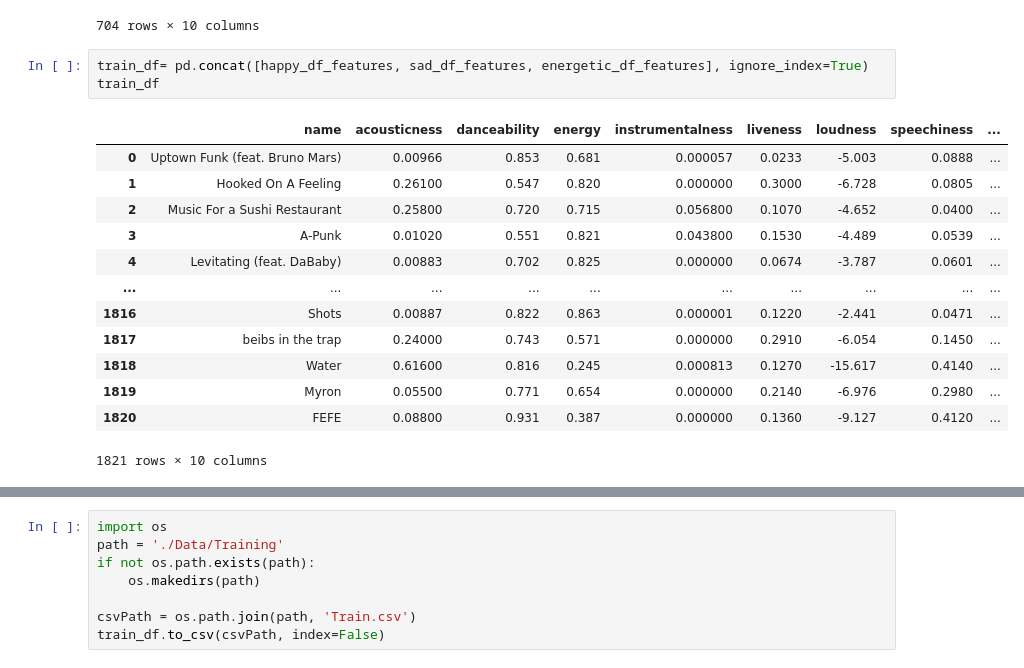
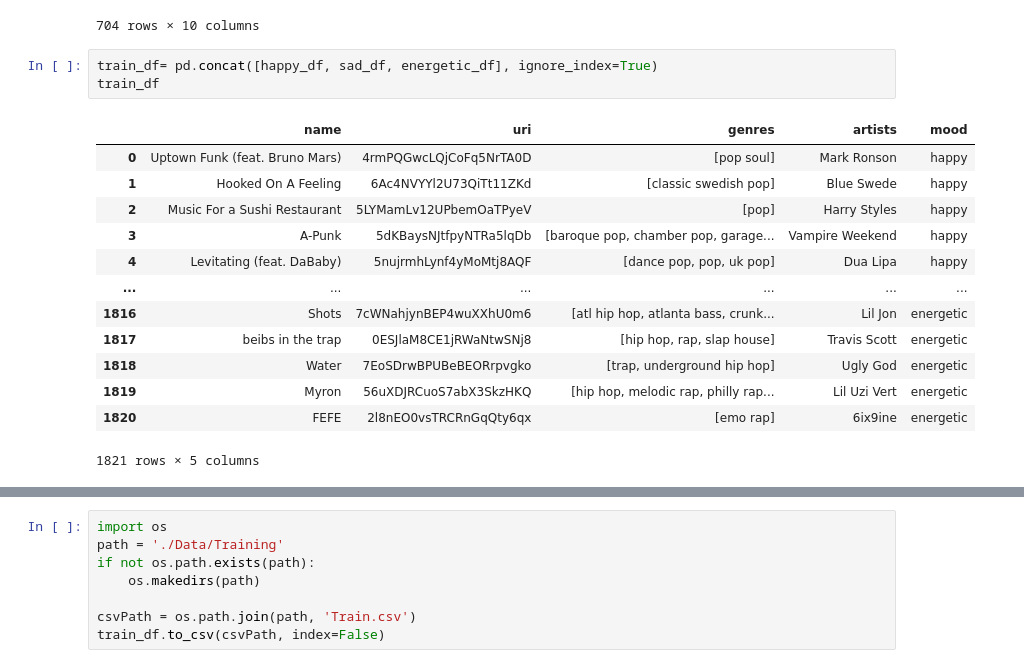
Before and after one commit to chriskontsis/AiTunes, a Jupyter notebook: Reccomender/SongRec.ipynb, the cells around one changed output, grey strips where cells are left out. Drawn from its saved outputs; the diff is of its cells as text.

Commit message:
fixing training df

```diff
--- a/Reccomender/SongRec.ipynb
+++ b/Reccomender/SongRec.ipynb
@@ -342,19 +342,19 @@ sad_df_features
 | 703 | Hurtless | 0.18600 | 0.370 | 0.559 | 0.000000 | 0.1210 | -5.589 | 0.0526 | ... |
 704 rows × 10 columns
 # %%
-train_df= pd.concat([happy_df_features, sad_df_features, energetic_df_features], ignore_index=True)
+train_df= pd.concat([happy_df, sad_df, energetic_df], ignore_index=True)
 train_df
 # %% [output]
-|  | name | acousticness | danceability | energy | instrumentalness | liveness | loudness | speechiness | ... |
-| 0 | Uptown Funk (feat. Bruno Mars) | 0.00966 | 0.853 | 0.681 | 0.000057 | 0.0233 | -5.003 | 0.0888 | ... |
-| 1 | Hooked On A Feeling | 0.26100 | 0.547 | 0.820 | 0.000000 | 0.3000 | -6.728 | 0.0805 | ... |
-| 2 | Music For a Sushi Restaurant | 0.25800 | 0.720 | 0.715 | 0.056800 | 0.1070 | -4.652 | 0.0400 | ... |
-| 3 | A-Punk | 0.01020 | 0.551 | 0.821 | 0.043800 | 0.1530 | -4.489 | 0.0539 | ... |
-| 4 | Levitating (feat. DaBaby) | 0.00883 | 0.702 | 0.825 | 0.000000 | 0.0674 | -3.787 | 0.0601 | ... |
-| ... | ... | ... | ... | ... | ... | ... | ... | ... | ... |
-| 1816 | Shots | 0.00887 | 0.822 | 0.863 | 0.000001 | 0.1220 | -2.441 | 0.0471 | ... |
-| 1817 | beibs in the trap | 0.24000 | 0.743 | 0.571 | 0.000000 | 0.2910 | -6.054 | 0.1450 | ... |
-| 1818 | Water | 0.61600 | 0.816 | 0.245 | 0.000813 | 0.1270 | -15.617 | 0.4140 | ... |
-| 1819 | Myron | 0.05500 | 0.771 | 0.654 | 0.000000 | 0.2140 | -6.976 | 0.2980 | ... |
-| 1820 | FEFE | 0.08800 | 0.931 | 0.387 | 0.000000 | 0.1360 | -9.127 | 0.4120 | ... |
+|  | name | uri | genres | artists | mood |
+| 0 | Uptown Funk (feat. Bruno Mars) | 4rmPQGwcLQjCoFq5NrTA0D | [pop soul] | Mark Ronson | happy |
+| 1 | Hooked On A Feeling | 6Ac4NVYYl2U73QiTt11ZKd | [classic swedish pop] | Blue Swede | happy |
+| 2 | Music For a Sushi Restaurant | 5LYMamLv12UPbemOaTPyeV | [pop] | Harry Styles | happy |
+| 3 | A-Punk | 5dKBaysNJtfpyNTRa5lqDb | [baroque pop, chamber pop, garage... | Vampire Weekend | happy |
+| 4 | Levitating (feat. DaBaby) | 5nujrmhLynf4yMoMtj8AQF | [dance pop, pop, uk pop] | Dua Lipa | happy |
+| ... | ... | ... | ... | ... | ... |
+| 1816 | Shots | 7cWNahjynBEP4wuXXhU0m6 | [atl hip hop, atlanta bass, crunk... | Lil Jon | energetic |
+| 1817 | beibs in the trap | 0ESJlaM8CE1jRWaNtwSNj8 | [hip hop, rap, slap house] | Travis Scott | energetic |
+| 1818 | Water | 7EoSDrwBPUBeBEORrpvgko | [trap, underground hip hop] | Ugly God | energetic |
+| 1819 | Myron | 56uXDJRCuoS7abX3SkzHKQ | [hip hop, melodic rap, philly rap... | Lil Uzi Vert | energetic |
+| 1820 | FEFE | 2l8nEO0vsTRCRnGqQty6qx | [emo rap] | 6ix9ine | energetic |
-1821 rows × 10 columns
+1821 rows × 5 columns
```
Also changed, not shown: parts of 1 cell of this notebook, 1 other file.
